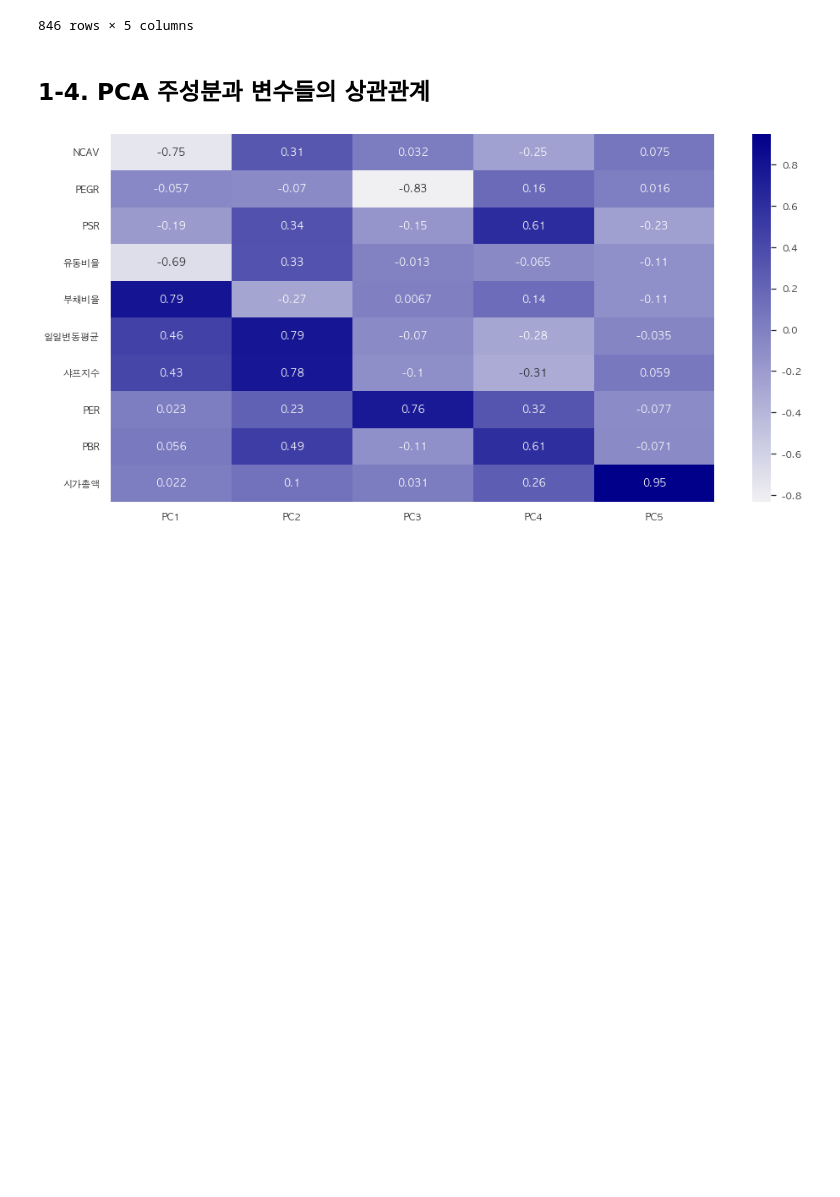
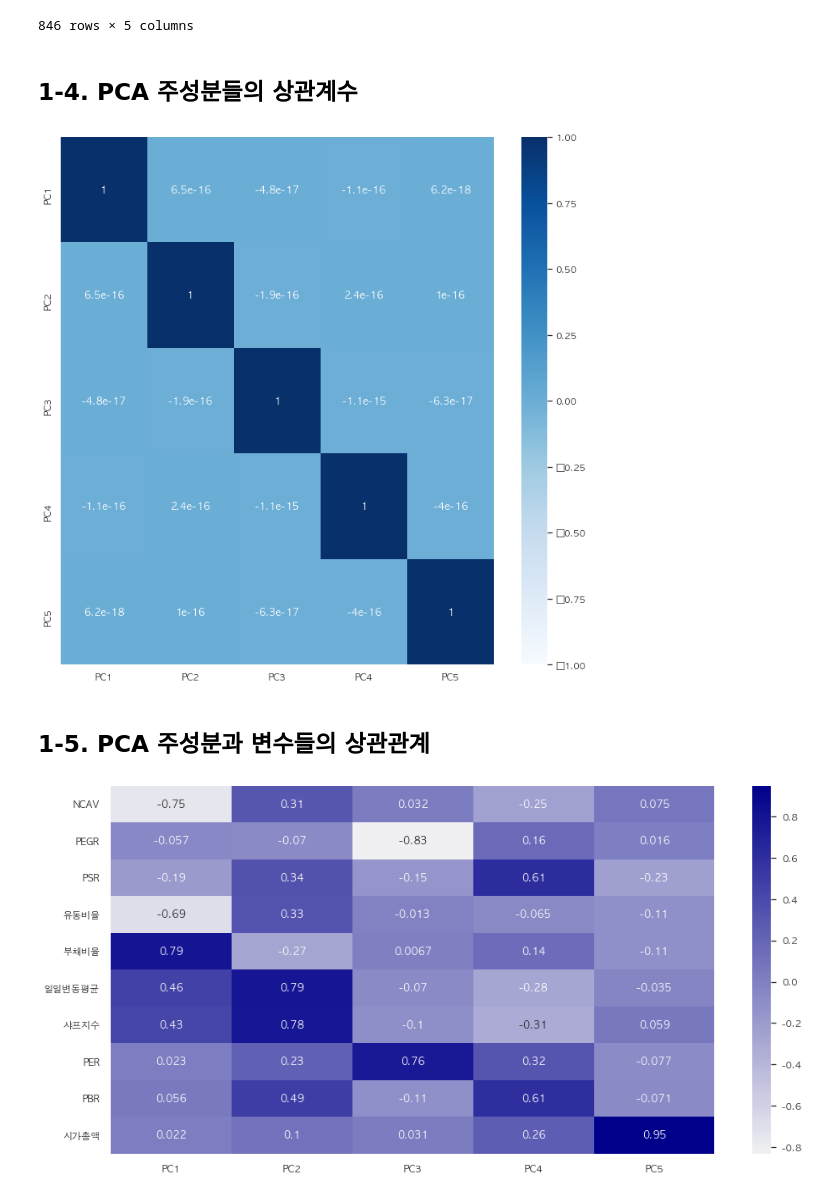
Before and after one commit to chulwonchae/customized_portfolio_pj, a Jupyter notebook: 2.PCA&Clustering.ipynb, the cells around one changed output. Drawn from its saved outputs; the diff is of its cells as text; code cells hidden in the pictures; blank space fills up the shorter version.

```diff
--- a/2.PCA&Clustering.ipynb
+++ b/2.PCA&Clustering.ipynb
@@ -149,8 +216,17 @@ PCA_ds
 | 844 | -0.186825 | 2.405234 | -0.885518 | 2.294603 | -0.496585 |
 | 845 | -1.662567 | 0.476711 | 0.189918 | 0.339281 | -0.201626 |
 846 rows × 5 columns
+# %% [markdown]
+## 1-4. PCA 주성분들의 상관계수
+# %%
+# 상관행렬 시각화
+sns.set(font="AppleGothic",rc = {'figure.figsize':(12,12)})
+sns.heatmap(PCA_ds.corr(), annot = True, cmap='Blues', vmin=-1, vmax=1)
+plt.show()
+# %% [output]
+[figure, added]
 # %% [markdown]
-## 1-4. PCA 주성분과 변수들의 상관관계
+## 1-5. PCA 주성분과 변수들의 상관관계
 # %%
 loadings = pca.components_.T * np.sqrt(pca.explained_variance_)
 # loadings.shape
```
Also changed, not shown: parts of 51 cells of this notebook, 5 other files.
